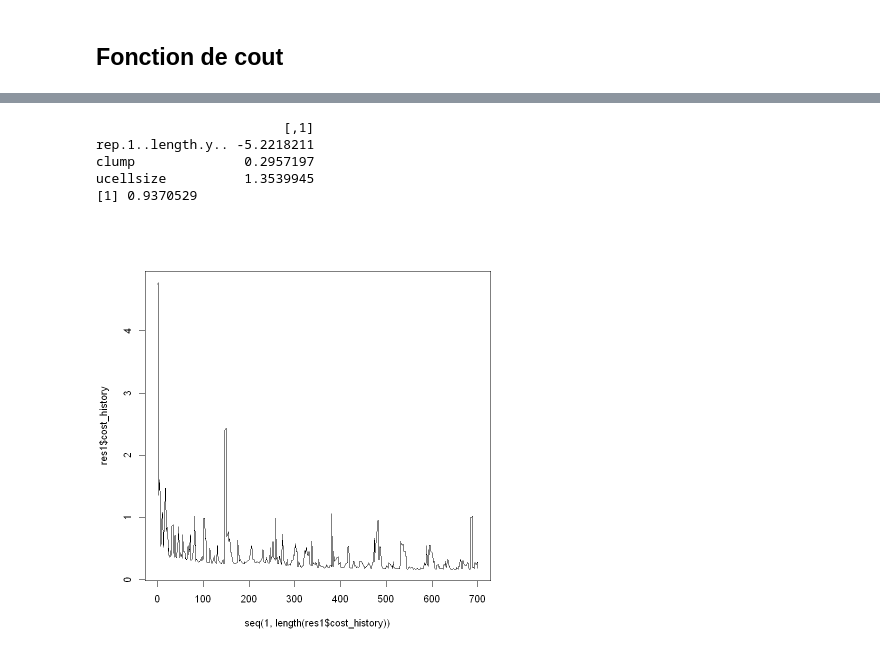
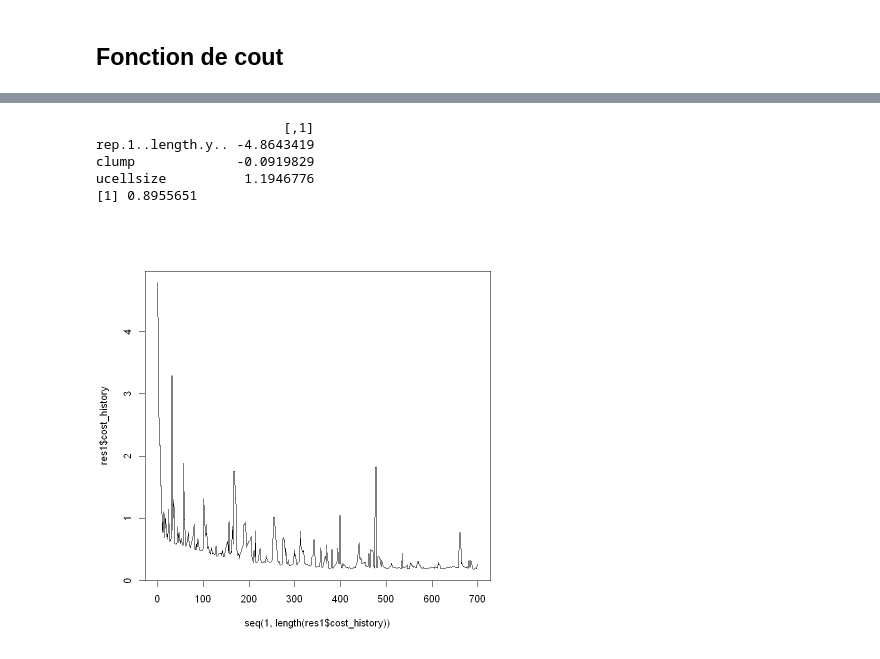
Before and after one commit to RomainDudoit/M2_RPackage, a Jupyter notebook: Notebook.ipynb, the cells around one changed output, grey strips where cells are left out. Cells and saved outputs as stored; diff of their text form; code cells hidden in the pictures.

```diff
--- a/Notebook.ipynb
+++ b/Notebook.ipynb
@@ -32,0 +25,7 @@ A tibble: 699 × 10
+# %%
+# Conversion de la variable en 0/1 à intégrer dans une fonction ?
+
+data$classe <- as.factor(data$classe)
+levels(data$classe) <- c(0,1)
+data$classe <- as.numeric(levels(data$classe))[data$classe]
+#y <- matrix(ifelse(data_frame[, 1] == "malignant", 1, 0))
@@ -38,7 +59,10 @@ get_x_y <- function(formula, data) {
     # levels(y) <- c(1, 0)
     # y <- matrix(as.integer(y))
 
-    y <- matrix(ifelse(data_frame[, 1] == "malignant", 1, 0))
+
+    #y <- matrix(ifelse(data_frame[, 1] == "malignant", 1, 0))
+
+    y <- as.matrix(data_frame[, 1])
 
 
     x <- data_frame[, -1]
@@ -185,15 +209,19 @@ fit <- function(formula, data, mode, batch_size, learning_rate, n_iter) {
         return("erreur")
     }
 
-    inst <- list()
-    inst$formula <- formula
-    inst$x <- x
-    inst$y <- y
-    inst$mode <- mode
-    inst$batch_size <- batch_size
-    inst$learning_rate <- learning_rate
-    inst$n_iter <- n_iter
-    inst$theta <- gradient_descent[[1]]
-    inst$cost_history <- gradient_descent[[2]]
+
+    inst <- list(formula = formula, x = x, y = y, mode = mode, batch_size = batch_size, learning_rate = learning_rate, n_iter = n_iter, theta = gradient_descent[[1]], cost_history = gradient_descent[[2]])
+    attr(inst, "class") <- "Reg.Log"
+
+    # inst <- list()
+    # inst$formula <- formula
+    # inst$x <- x
+    # inst$y <- y
+    # inst$mode <- mode
+    # inst$batch_size <- batch_size
+    # inst$learning_rate <- learning_rate
+    # inst$n_iter <- n_iter
+    # inst$theta <- gradient_descent[[1]]
+    # inst$cost_history <- gradient_descent[[2]]
     return(inst)
 }
@@ -202,3 +263,5 @@ predict <- function(x, theta, thresold = 0.5) {
     predictions <- unlist(ifelse(probability(x, theta) > thresold, 1, 0))
     return(predictions)
 }
+# %%
+res1 <- fit(classe ~ clump + ucellsize, data, mode = "batch", batch_size = 32, learning_rate = 0.1, n_iter = 1)
@@ -205,19 +287,18 @@ predict <- function(x, theta, thresold = 0.5) {
 # %%
-res1 <- fit(classe ~ clump + ucellsize, data, mode = "stochastic", batch_size = 32, learning_rate = 0.1, n_iter = 1)
 y_pred <- predict(res1$x, res1$theta)
 plot(seq(1, length(res1$cost_history)), res1$cost_history, type = "l")
 
 print(res1$theta)
 
 accuracy <- mean(y_pred == res1$y)
 print(accuracy)
 # %% [output]
                         [,1]
-rep.1..length.y.. -5.2218211
-clump              0.2957197
-ucellsize          1.3539945
-[1] 0.9370529
+rep.1..length.y.. -4.8643419
+clump             -0.0919829
+ucellsize          1.1946776
+[1] 0.8955651
-[figure, old version]
+[figure, new version]
 # %%
 res2 <- fit(classe ~ clump + ucellsize, data, mode = "batch", batch_size = 32, learning_rate = 0.1, n_iter = 500)
 y_pred <- predict(res2$x, res2$theta)
```
Also changed, not shown: parts of 13 cells of this notebook.
